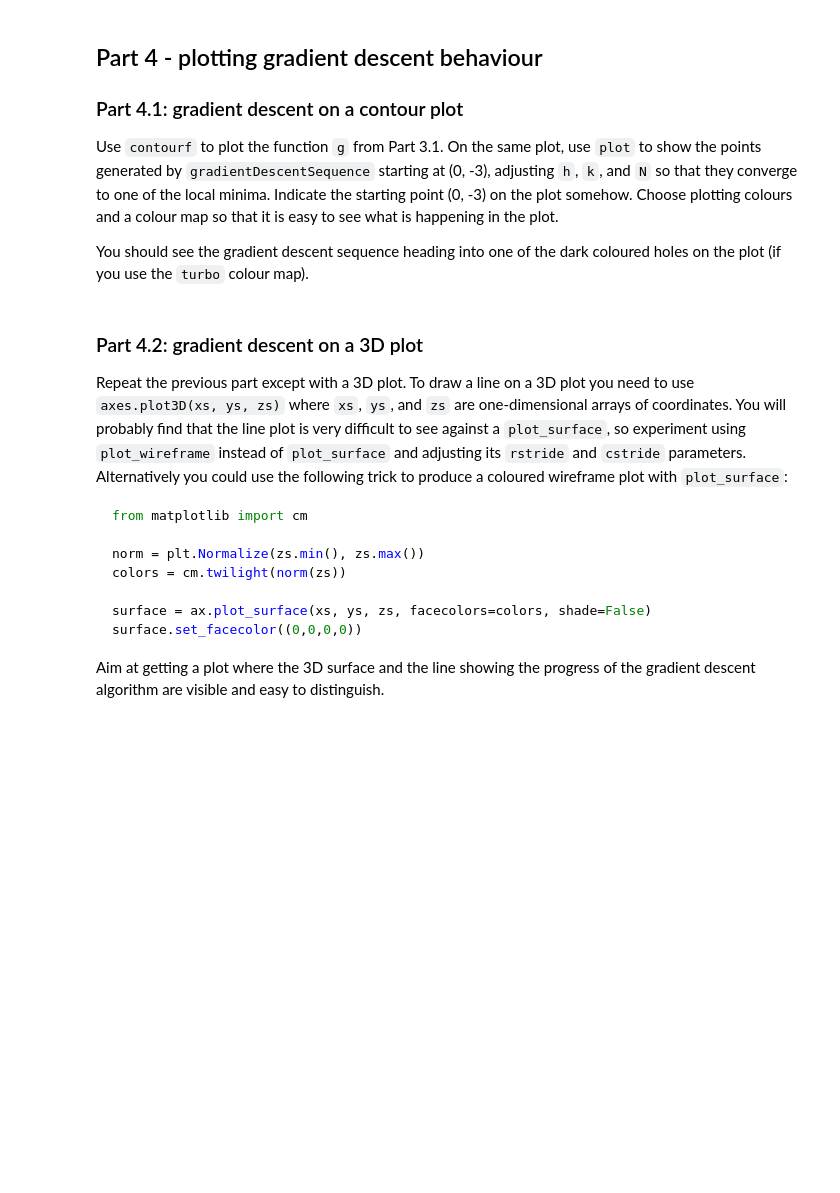
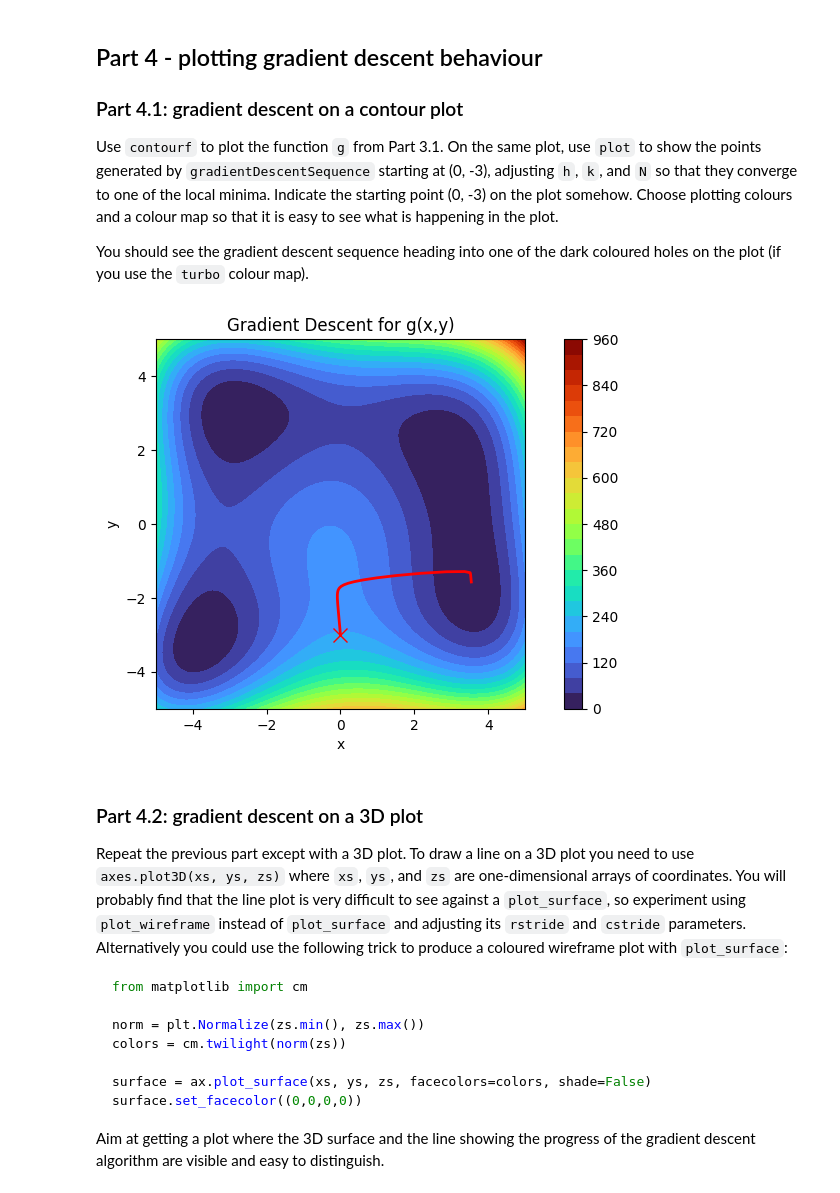
Before and after one commit to jupiterzw/ucl_math0011_projects, a Jupyter notebook: Project 4 - Gradient Descent.ipynb, the cells around one changed output. Cells and saved outputs as stored; diff of their text form; code cells hidden in the pictures; blank space fills up the shorter version.

```diff
--- a/Project 4 - Gradient Descent.ipynb
+++ b/Project 4 - Gradient Descent.ipynb
@@ -150,6 +246,38 @@ from mpl_toolkits.mplot3d import axes3d
 Use `contourf` to plot the function `g` from Part 3.1. On the same plot, use `plot` to show the points generated by `gradientDescentSequence` starting at (0, -3), adjusting `h`, `k`, and `N` so that they converge to one of the local minima.  Indicate the starting point (0, -3) on the plot somehow.  Choose plotting colours and a colour map so that it is easy to see what is happening in the plot.
 
 You should see the gradient descent sequence heading into one of the dark coloured holes on the plot (if you use the `turbo` colour map).
+# %%
+def g(x, y):
+    return ((x ** 2 + y - 11) ** 2 + (x + y ** 2 - 6) ** 2)
+
+x_grid_values = np.linspace(-5, 5, 100)
+y_grid_values = np.linspace(-5, 5, 100)
+xs, ys = np.meshgrid(x_grid_values, y_grid_values)
+zs = np.vectorize(g)(xs, ys)
+
+plt.figure()
+plt.contourf(xs, ys, zs, levels=30, cmap=plt.get_cmap('turbo'))
+plt.colorbar()
+plt.axis('scaled')
+plt.title("Contour Plot of g(x,y)")
+plt.xlabel("x")
+plt.ylabel("y")
+
+a0 = [0, -3]
+N = 100
+k = 0.01
+h = 0.01
+
+x_points, y_points = gradientDescentSequence(g, a0, k, h, N)
+
+plt.plot(a0[0], a0[1], 'rx', markersize = 10)
+plt.plot(x_points, y_points, 'r-', linewidth = 2)
+plt.title("Gradient Descent for g(x,y)")
+plt.xlabel("x")
+plt.ylabel("y")
+plt.show()
+# %% [output]
+[figure, added]
 # %% [markdown]
 ### Part 4.2: gradient descent on a 3D plot
 
```
Also changed, not shown: parts of 8 cells of this notebook.
